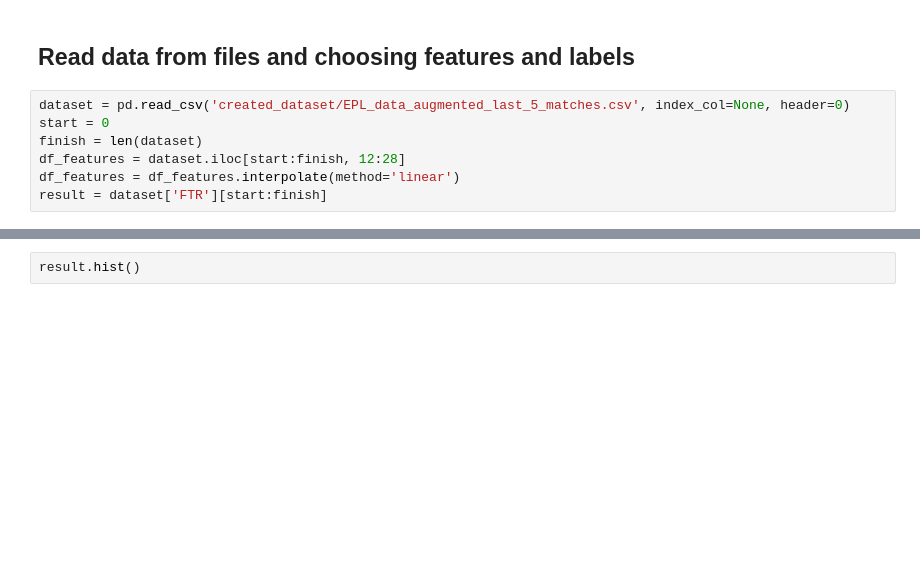
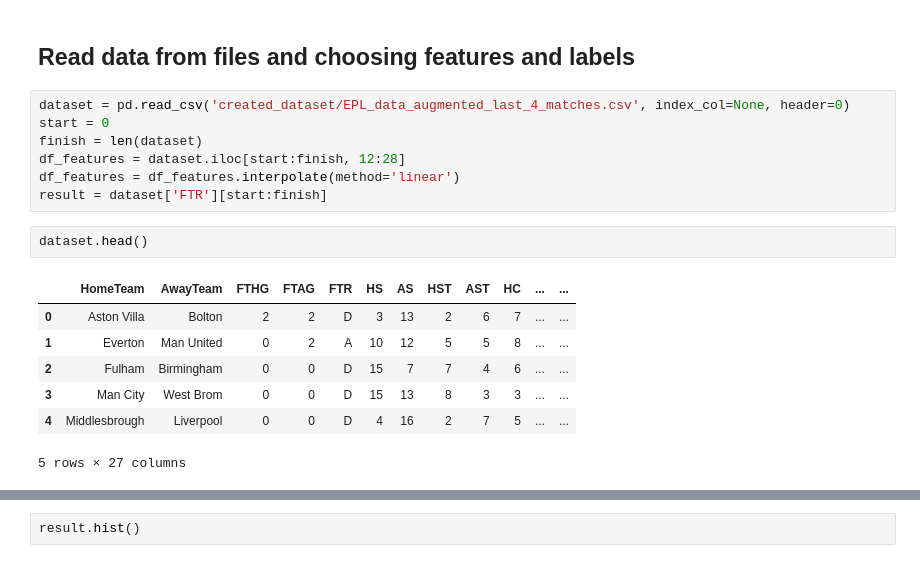
Before and after one commit to GitHub-Traveler/SoccerPredictionProject, a Jupyter notebook: model_thanh_prediction_2.ipynb, the cells around one changed output, grey strips where cells are left out. Cells and saved outputs as stored; diff of their text form; blank space fills up the shorter version.

```diff
--- a/model_thanh_prediction_2.ipynb
+++ b/model_thanh_prediction_2.ipynb
@@ -12,12 +12,22 @@ import seaborn as sns
 # %% [markdown]
 ## Read data from files and choosing features and labels
 # %%
-dataset = pd.read_csv('created_dataset/EPL_data_augmented_last_5_matches.csv', index_col=None, header=0)
+dataset = pd.read_csv('created_dataset/EPL_data_augmented_last_4_matches.csv', index_col=None, header=0)
 start = 0
 finish = len(dataset)
 df_features = dataset.iloc[start:finish, 12:28]
 df_features = df_features.interpolate(method='linear')
 result = dataset['FTR'][start:finish]
+# %%
+dataset.head()
+# %% [output]
+|  | HomeTeam | AwayTeam | FTHG | FTAG | FTR | HS | AS | HST | AST | HC | ... | ... |
+| 0 | Aston Villa | Bolton | 2 | 2 | D | 3 | 13 | 2 | 6 | 7 | ... | ... |
+| 1 | Everton | Man United | 0 | 2 | A | 10 | 12 | 5 | 5 | 8 | ... | ... |
+| 2 | Fulham | Birmingham | 0 | 0 | D | 15 | 7 | 7 | 4 | 6 | ... | ... |
+| 3 | Man City | West Brom | 0 | 0 | D | 15 | 13 | 8 | 3 | 3 | ... | ... |
+| 4 | Middlesbrough | Liverpool | 0 | 0 | D | 4 | 16 | 2 | 7 | 5 | ... | ... |
+5 rows × 27 columns
 # %%
 # Print out the correlation matrix
 sns.heatmap(df_features.corr().abs())
```
Also changed, not shown: parts of 7 cells of this notebook.
